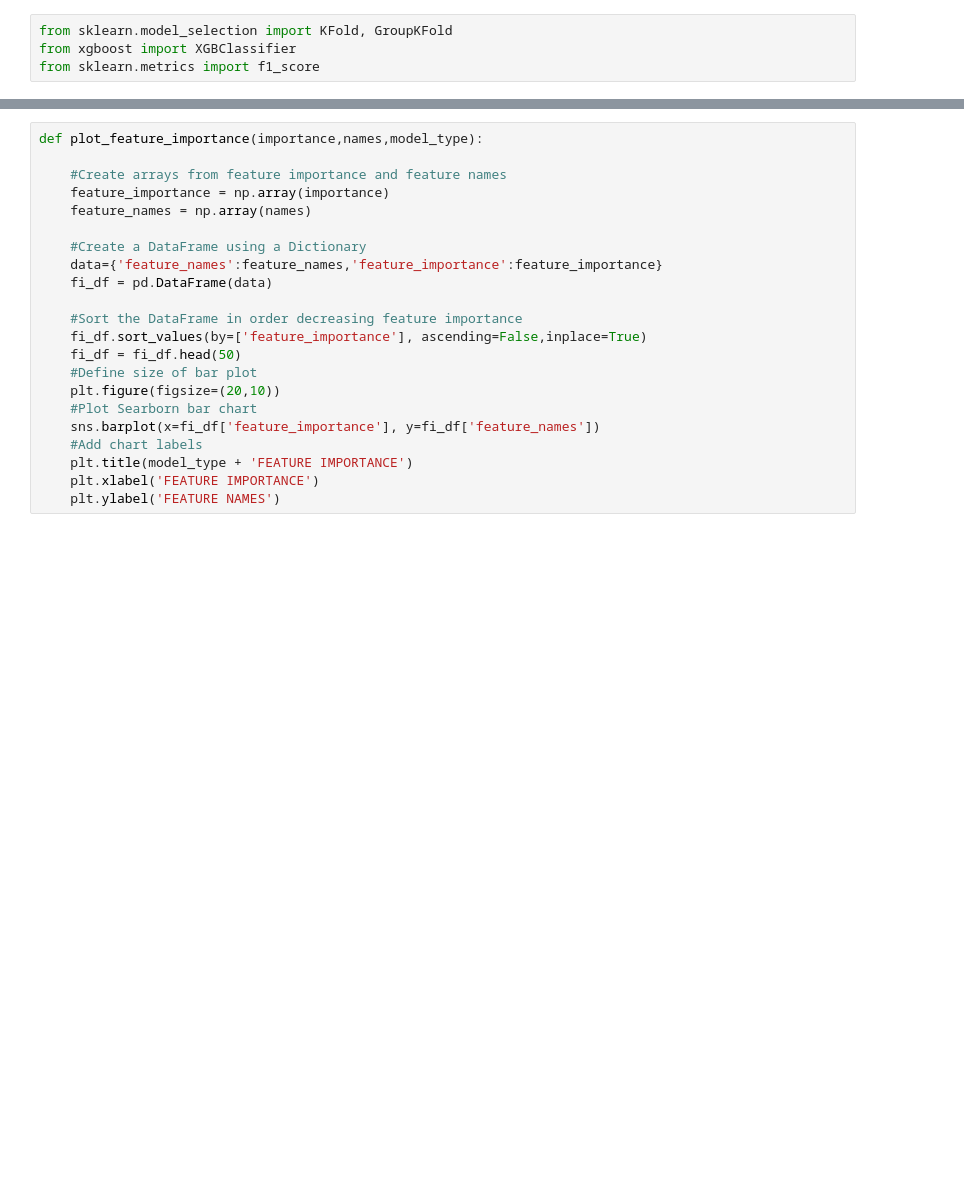
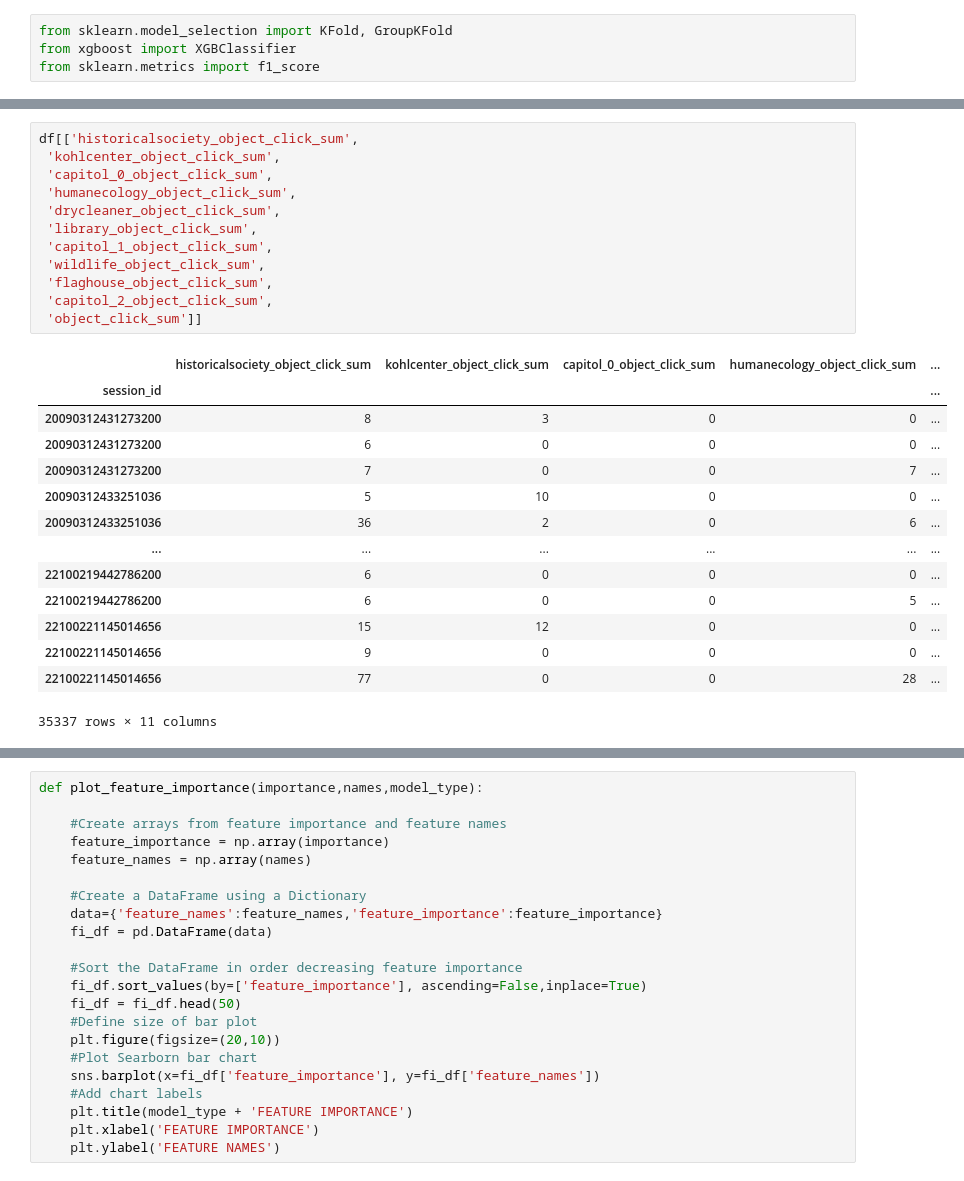
Before and after one commit to lhduc94/predict_student_perfomance, a Jupyter notebook: notebooks/two.ipynb, the cells around one changed output, grey strips where cells are left out. Cells and saved outputs as stored; diff of their text form; blank space fills up the shorter version.

```diff
--- a/notebooks/two.ipynb
+++ b/notebooks/two.ipynb
@@ -147,4 +175,31 @@ We will train with 114 features
 We will train with 11779 users info
+# %%
+df[['historicalsociety_object_click_sum',
+ 'kohlcenter_object_click_sum',
+ 'capitol_0_object_click_sum',
+ 'humanecology_object_click_sum',
+ 'drycleaner_object_click_sum',
+ 'library_object_click_sum',
+ 'capitol_1_object_click_sum',
+ 'wildlife_object_click_sum',
+ 'flaghouse_object_click_sum',
+ 'capitol_2_object_click_sum',
+ 'object_click_sum']]
+# %% [output]
+|  | historicalsociety_object_click_sum | kohlcenter_object_click_sum | capitol_0_object_click_sum | humanecology_object_click_sum | ... |
+| session_id |  |  |  |  | ... |
+| 20090312431273200 | 8 | 3 | 0 | 0 | ... |
+| 20090312431273200 | 6 | 0 | 0 | 0 | ... |
+| 20090312431273200 | 7 | 0 | 0 | 7 | ... |
+| 20090312433251036 | 5 | 10 | 0 | 0 | ... |
+| 20090312433251036 | 36 | 2 | 0 | 6 | ... |
+| ... | ... | ... | ... | ... | ... |
+| 22100219442786200 | 6 | 0 | 0 | 0 | ... |
+| 22100219442786200 | 6 | 0 | 0 | 5 | ... |
+| 22100221145014656 | 15 | 12 | 0 | 0 | ... |
+| 22100221145014656 | 9 | 0 | 0 | 0 | ... |
+| 22100221145014656 | 77 | 0 | 0 | 28 | ... |
+35337 rows × 11 columns
 # %%
 n_splits=20
 gkf = GroupKFold(n_splits=n_splits)
```
Also changed, not shown: parts of 15 cells of this notebook.
